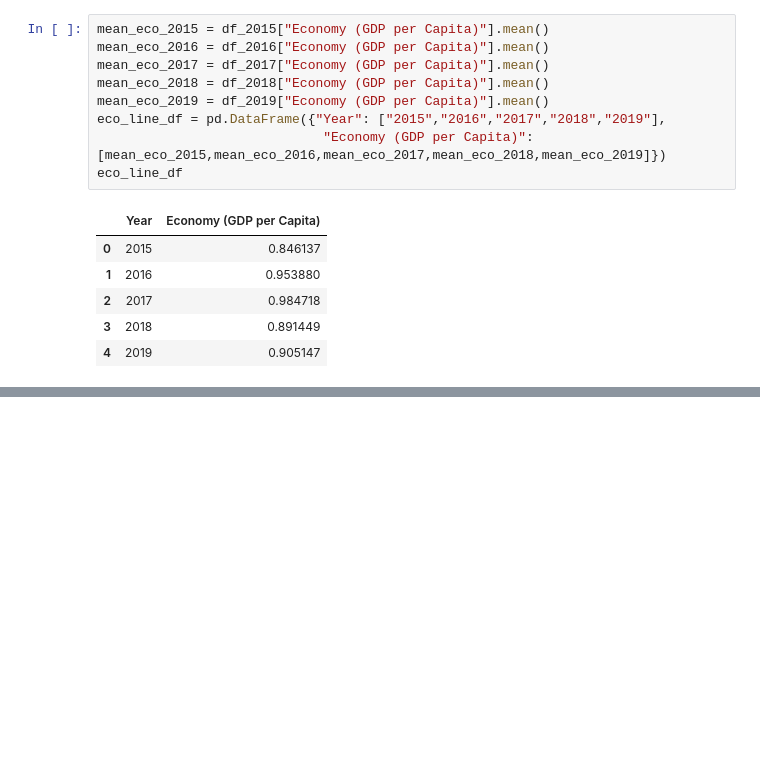
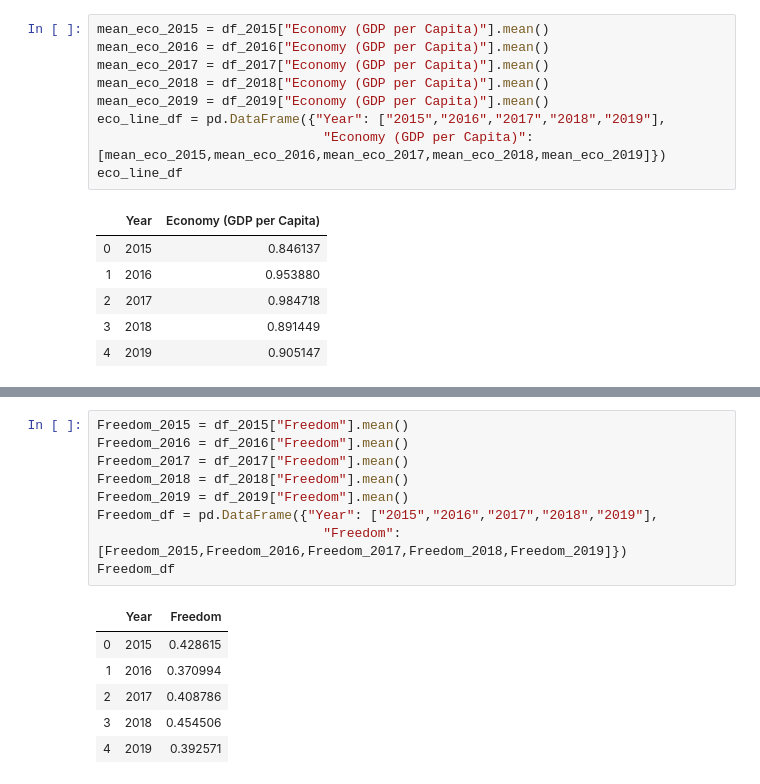
Before and after one commit to Monalipatel/Project-1-, a Jupyter notebook: mp_Charts.ipynb, the cells around one changed output, grey strips where cells are left out. Cells and saved outputs as stored; diff of their text form; blank space fills up the shorter version.

```diff
--- a/mp_Charts.ipynb
+++ b/mp_Charts.ipynb
@@ -78 +91,17 @@ eco_line_df
+# %%
+Freedom_2015 = df_2015["Freedom"].mean()
+Freedom_2016 = df_2016["Freedom"].mean()
+Freedom_2017 = df_2017["Freedom"].mean()
+Freedom_2018 = df_2018["Freedom"].mean()
+Freedom_2019 = df_2019["Freedom"].mean()
+Freedom_df = pd.DataFrame({"Year": ["2015","2016","2017","2018","2019"],
+                             "Freedom":[Freedom_2015,Freedom_2016,Freedom_2017,Freedom_2018,Freedom_2019]})
+Freedom_df
+# %% [output]
+|  | Year | Freedom |
+| 0 | 2015 | 0.428615 |
+| 1 | 2016 | 0.370994 |
+| 2 | 2017 | 0.408786 |
+| 3 | 2018 | 0.454506 |
+| 4 | 2019 | 0.392571 |
 # %%
```
Also changed, not shown: parts of 4 cells of this notebook, 4 other files.
